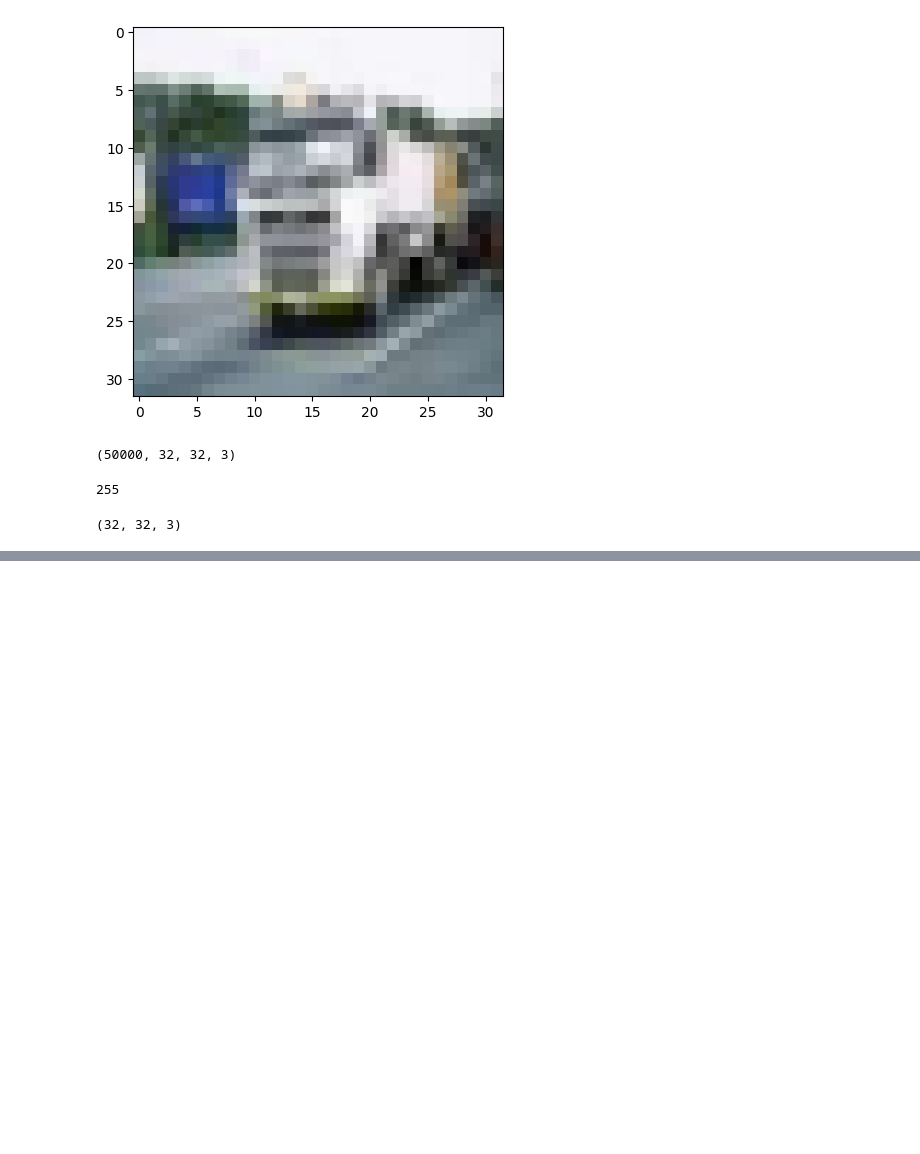
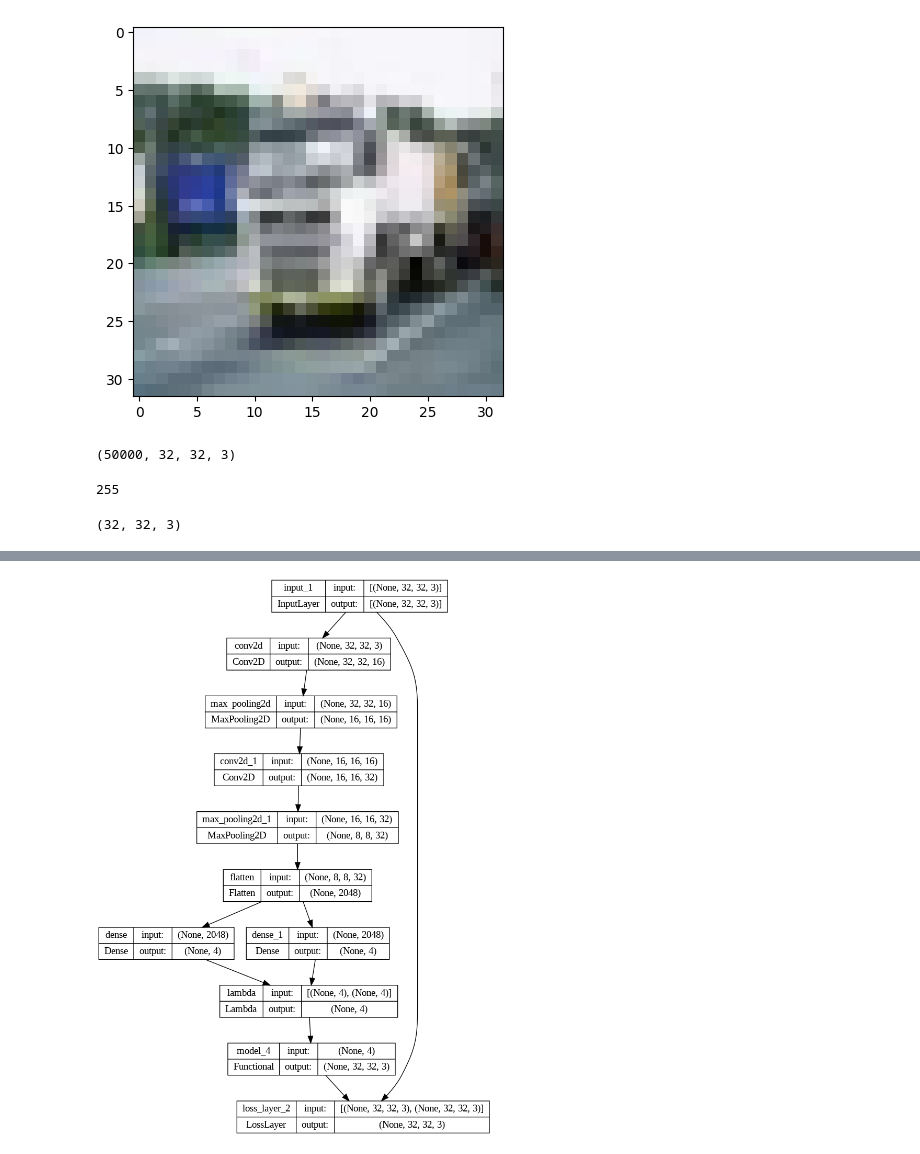
Before and after one commit to Venchislav/Neural-Networks, a Jupyter notebook: CIFAR10_VAE.ipynb, the cells around one changed output, grey strips where cells are left out. Drawn from its saved outputs; the diff is of its cells as text; code cells hidden in the pictures; blank space fills up the shorter version.

```diff
--- a/CIFAR10_VAE.ipynb
+++ b/CIFAR10_VAE.ipynb
@@ -48,0 +98,23 @@ x = layers.MaxPool2D((2, 2))(x)
+# %%
+class LossLayer(keras.layers.Layer):
+  def vae_loss(self, x, z_decoded):
+    x = K.flatten(x)
+    z_decoded = K.flatten(z_decoded)
+    recon_loss = keras.metrics.binary_crossentropy(x, z_decoded)
+    kl_loss = -5e-4 * K.mean(1 + z_sigma - K.square(z_mu) - K.exp(z_sigma), axis=-1)
+    return K.mean(recon_loss + kl_loss)
+
+  def call(self, inputs):
+    x = inputs[0]
+    z_decoded = inputs[1]
+    loss = self.vae_loss(x, z_decoded)
+    self.add_loss(loss, inputs=inputs)
+    return x
+# %%
+y = LossLayer()([input_img, z_decoded])
+# %%
+vae = Model(input_img, y)
+# %%
+keras.utils.plot_model(vae, show_shapes=True)
+# %% [output]
+[figure, added]
```
Also changed, not shown: parts of 20 cells of this notebook.
